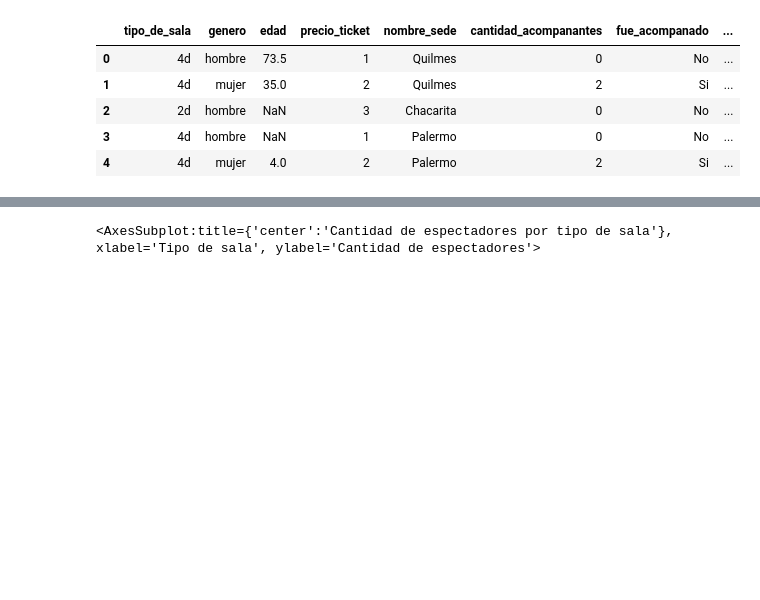
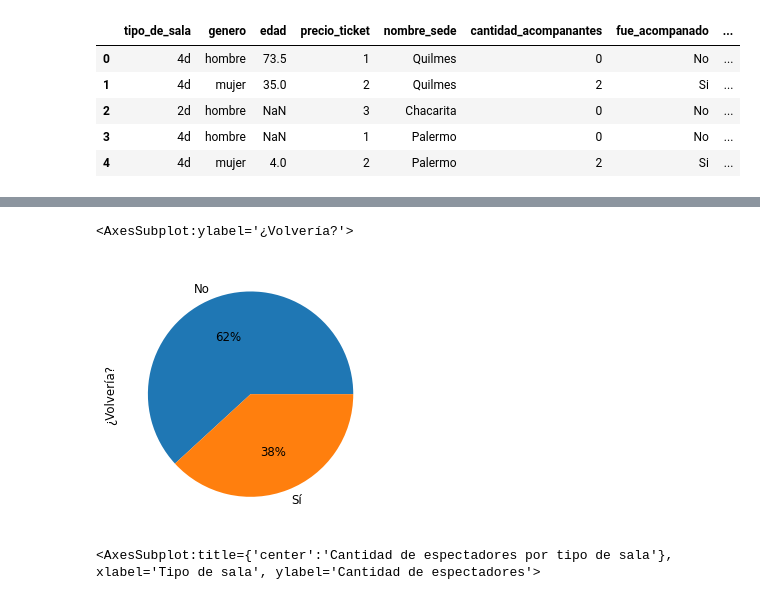
Before and after one commit to javierleyes/FiuMark, a Jupyter notebook: TP-1.ipynb, the cells around one changed output, grey strips where cells are left out. Drawn from its saved outputs; the diff is of its cells as text; code cells hidden in the pictures; blank space fills up the shorter version.

Commit message:
Se agregan graficos

```diff
--- a/TP-1.ipynb
+++ b/TP-1.ipynb
@@ -285,4 +286,15 @@ report = ProfileReport(df, title='FiuMark', minimal=False)
 report
 # %% [output]
 [interactive output not drawn]
+# %%
+# Graficos
+
+# Vemos en porcentaje si las personas volverían o no
+plt.figure(dpi=85)
+df.volveria.replace(to_replace=[True, False], value=["Sí", "No"]).value_counts().plot(kind='pie', autopct='%1.0f%%', ylabel='¿Volvería?')
+
+# Podemos apreciar que la mayoría de los espectadores no volverían
+# %% [output]
+<AxesSubplot:ylabel='¿Volvería?'>
+[figure, added]
 # %%
```
Also changed, not shown: parts of 10 cells of this notebook, 1 other file.
